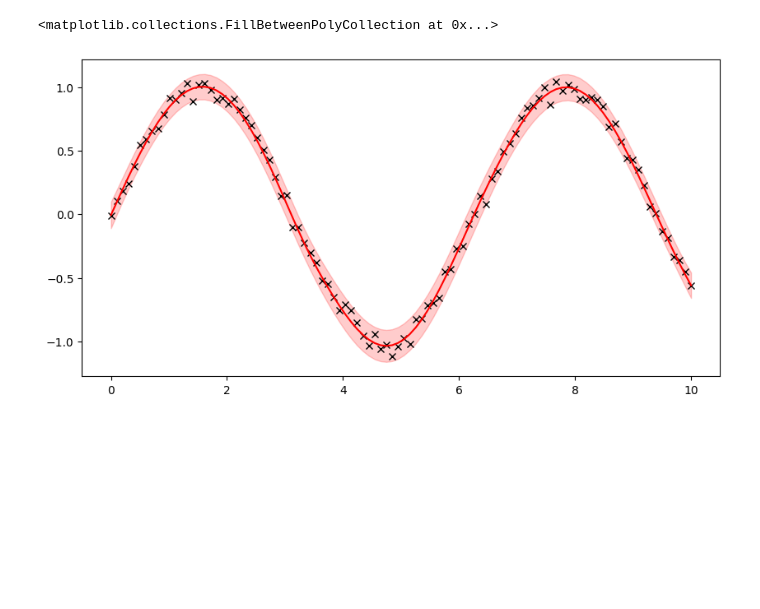
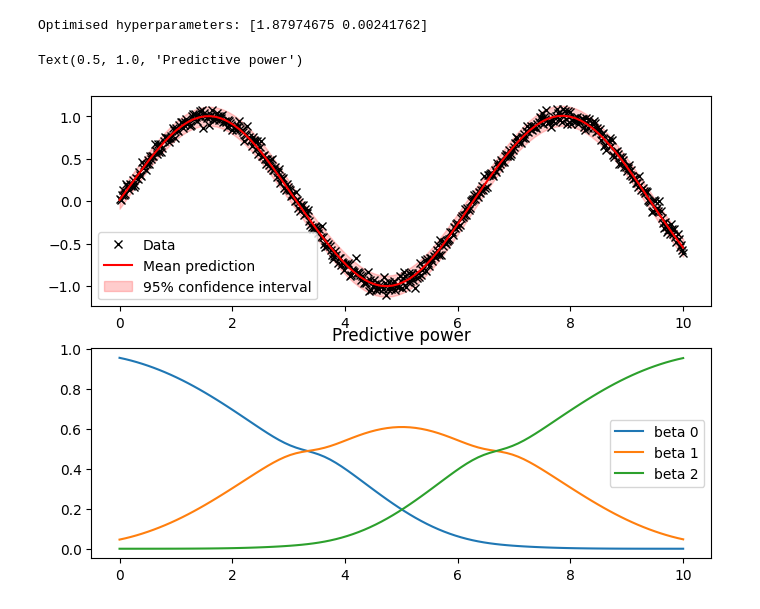
Before and after one commit to plgreenLIRU/PoE_GPFlow, a Jupyter notebook: Examples/1D_example.ipynb, the cells around one changed output. Saved outputs shown, nothing was run; the diff lists cells and outputs as text; code cells hidden in the pictures; blank space fills up the shorter version.

```diff
--- a/Examples/1D_example.ipynb
+++ b/Examples/1D_example.ipynb
@@ -1,3 +1,3 @@
 # %%
-from PoE_GPFlow import PoE_GPFlow
-m = PoE_GPFlow()
+from PoE_GPFlow import Generalised_PoE
+m = Generalised_PoE()
@@ -21,20 +6,33 @@ import numpy as np
 import matplotlib.pyplot as plt
 
 # Generate a simple dataset
-X = np.linspace(0, 10, 100).reshape(-1, 1)
-Y = np.sin(X) + 0.05 * np.random.randn(100, 1)  # Noisy sine wave
-
-m.train(X, Y, no_experts=3, allow_seperate_hyperparms=True)
-X_new = np.linspace(0, 10, 100).reshape(-1, 1)
-mean, var, beta = m.predict(X_new)
+np.random.seed(42)
+X = np.linspace(0, 10, 500).reshape(-1, 1)
+noise_std = 0.05
+Y = np.sin(X) + noise_std * np.random.randn(500, 1)  # Noisy sine wave
+# %%
+# Train model with hyperparameters equal
+m.train(X, Y, no_experts=3, allow_seperate_hyperparms=False)
+# %% [output]
+Optimised hyperparameters: [1.87974675 0.00241762]
 # %%
-fig, ax = plt.subplots(1, 1, figsize=(10, 5))
-ax.plot(X, Y, 'kx', label='Data')
-ax.plot(X_new, mean, 'r', label='Mean prediction')
-ax.fill_between(X_new.flatten(),
-                mean.flatten() - 1.96 * np.sqrt(var.flatten()),
-                mean.flatten() + 1.96 * np.sqrt(var.flatten()),
-                color='red', alpha=0.2, label='95% confidence interval')
+# Analyse predictions
+X_new = np.linspace(0, 10, 100).reshape(-1, 1)
+mean, var, beta = m.predict(X_new)
+
+fig, ax = plt.subplots(2, 1, figsize=(8, 6))
+ax[0].plot(X, Y, 'kx', label='Data')
+ax[0].plot(X_new, mean, 'r', label='Mean prediction')
+ax[0].fill_between(X_new.flatten(),
+                   mean.flatten() - 1.96 * np.sqrt(var.flatten()),
+                   mean.flatten() + 1.96 * np.sqrt(var.flatten()),
+                   color='red', alpha=0.2, label='95% confidence interval')
+ax[0].legend()
+ax[1].plot(X_new, beta[:, 0], label='beta 0')
+ax[1].plot(X_new, beta[:, 1], label='beta 1')
+ax[1].plot(X_new, beta[:, 2], label='beta 2')
+ax[1].legend()
+ax[1].set_title("Predictive power")
 # %% [output]
-<matplotlib.collections.FillBetweenPolyCollection at 0x...>
+Text(0.5, 1.0, 'Predictive power')
-[figure, old version]
+[figure, new version]
```
Also changed, not shown: parts of 1 cell of this notebook, 5 other files.
